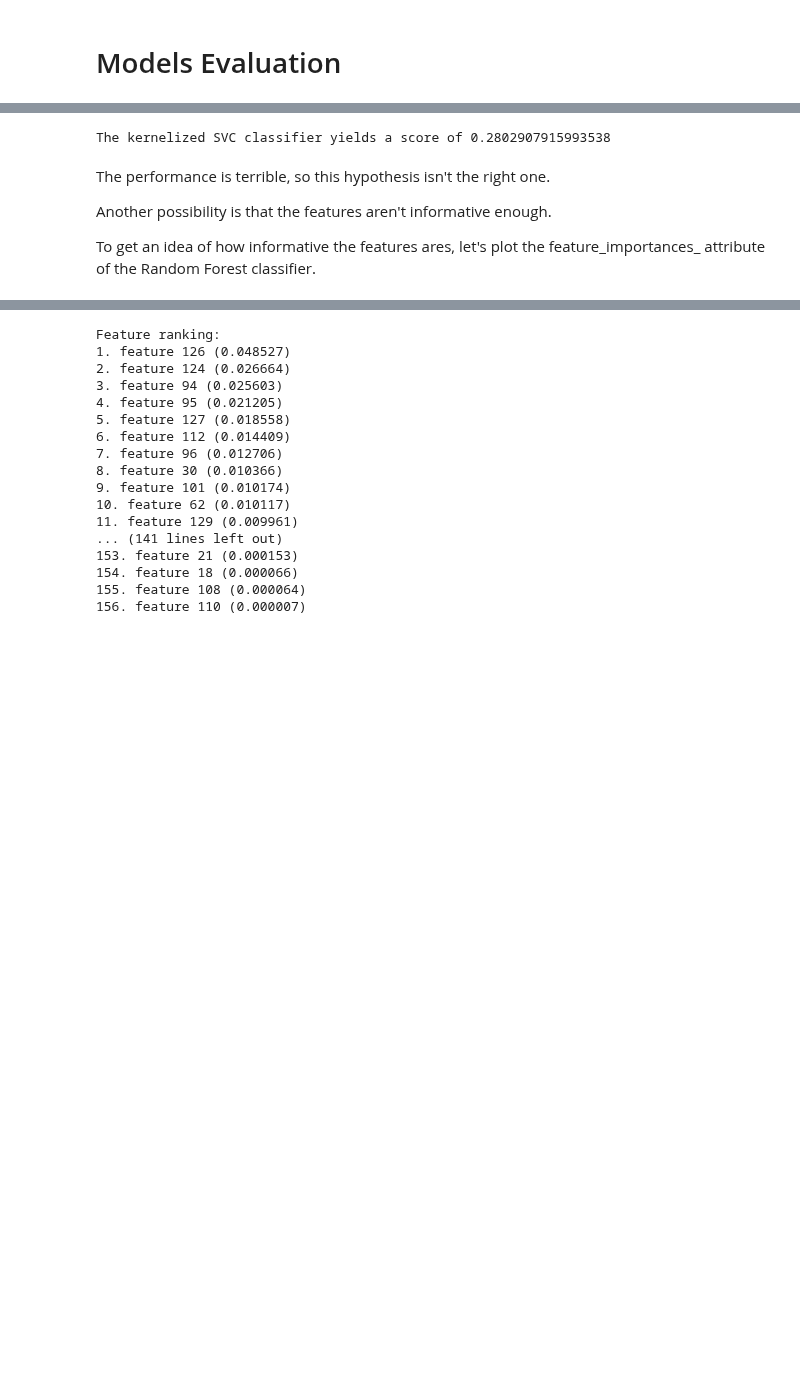
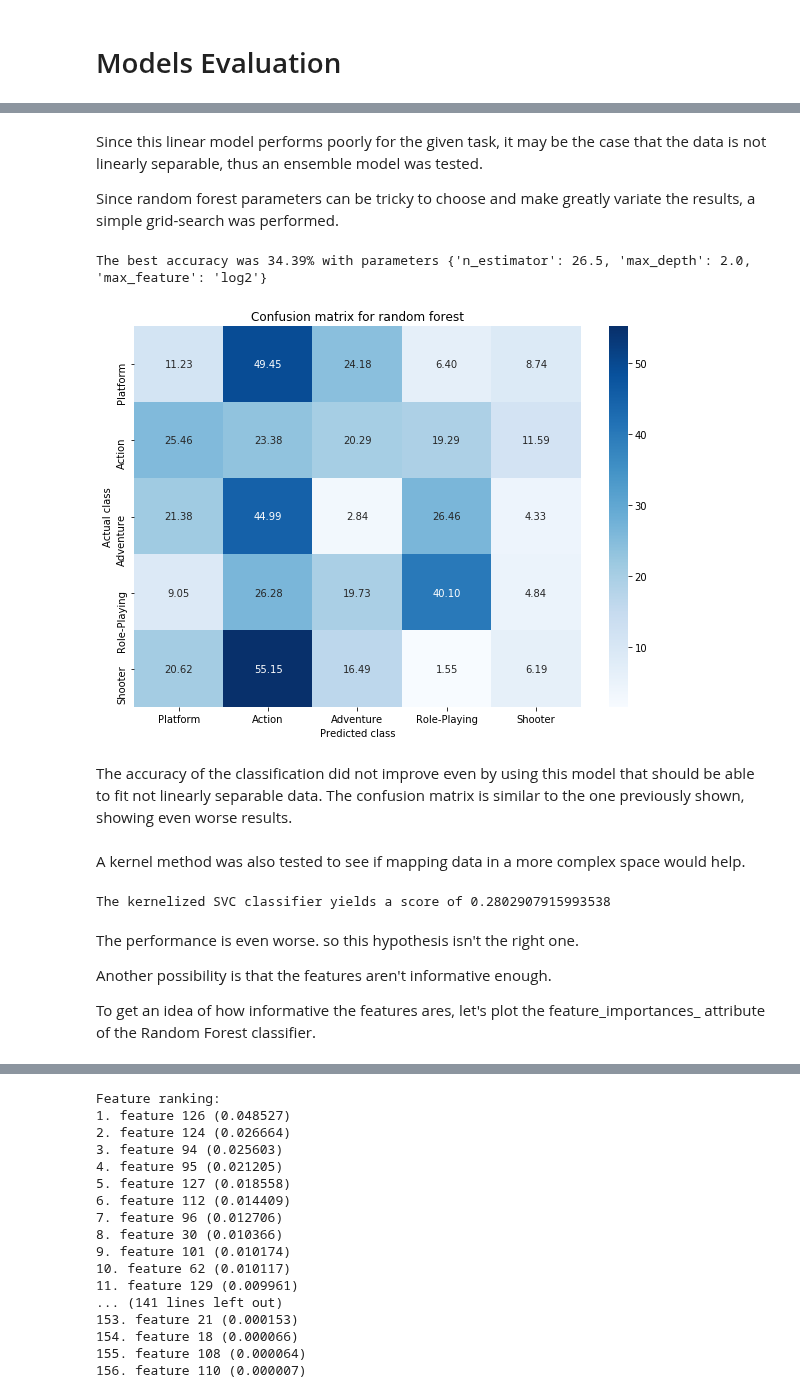
Before and after one commit to cedricviaccoz/musicology, a Jupyter notebook: dataset/Jsymbolic features.ipynb, the cells around one changed output, grey strips where cells are left out. Cells and saved outputs as stored; diff of their text form; code cells hidden in the pictures; blank space fills up the shorter version.

```diff
--- a/dataset/Jsymbolic features.ipynb
+++ b/dataset/Jsymbolic features.ipynb
@@ -149,3 +162,48 @@ To validate this assumption, the data is run on a kernelized Support Vectore Mac
+# %% [markdown]
+Since this linear model performs poorly for the given task, it may be the case that the data is not linearly separable, thus an ensemble model was tested.
+
+Since random forest parameters can be tricky to choose and make greatly variate the results, a simple grid-search was performed.
+# %%
+n_estimators = np.linspace(2, 100, 5)
+max_depths = np.linspace(2, 50, 5)
+max_features = ['sqrt', 'log2']
+best_score = 0.0
+best_params = []
+for n_estimator in n_estimators:
+    for max_depth in max_depths:
+        for max_feature in max_features:
+            params = {'n_estimator': n_estimator, 'max_depth': max_depth, 'max_feature': max_feature}
+            clf = RandomForestClassifier(n_estimators=int(n_estimator), max_depth=int(max_depth), max_features=max_feature, random_state=1)
+            clf.fit(X_train, y_train)
+            score = clf.score(X_test, y_test)
+            if score > best_score:
+                best_score = score
+                best_params = params
+
+print("The best accuracy was %.2f%% with parameters %s"%(best_score*100, best_params))
+rfc = RandomForestClassifier(\
+                             n_estimators=int(best_params['n_estimator']),\
+                             max_depth=int(best_params['max_depth'],\
+                             max_features=best_params['max_feature'])
+rfc.fit(X_train, y_train)
+arr = confusion_matrix(clf.predict(X_test), y_test)
+arr = arr/arr.sum(axis=1).reshape(1,-1).T*100
+df_cm = pd.DataFrame(arr, index = [i for i in labels],
+                  columns = [i for i in labels])
+plt.figure(figsize = (10,7))
+
+sns.heatmap(df_cm, annot=True, cmap='Blues', fmt='.2f')
+plt.xlabel("Predicted class")
+plt.ylabel("Actual class")
+plt.title("Confusion matrix for random forest")
+plt.show();
+# %% [output]
+The best accuracy was 34.39% with parameters {'n_estimator': 26.5, 'max_depth': 2.0, 'max_feature': 'log2'}
+[figure, added]
+# %% [markdown]
+The accuracy of the classification did not improve even by using this model that should be able to fit not linearly separable data. The confusion matrix is similar to the one previously shown, showing even worse results.
+# %% [markdown]
+A kernel method was also tested to see if mapping data in a more complex space would help.
 # %%
 clf = SVC(kernel = 'rbf', gamma=1)
 clf.fit(X_train, y_train)
@@ -159,7 +217,7 @@ print("The kernelized SVC classifier yields a score of " + str(train_score) + "o
 # %% [output]
 The kernelized SVC classifier yields a score of 0.2802907915993538
 # %% [markdown]
-The performance is terrible, so this hypothesis isn't the right one.
+The performance is even worse. so this hypothesis isn't the right one.
 
 Another possibility is that the features aren't informative enough.
 
```
Also changed, not shown: parts of 30 cells of this notebook.
